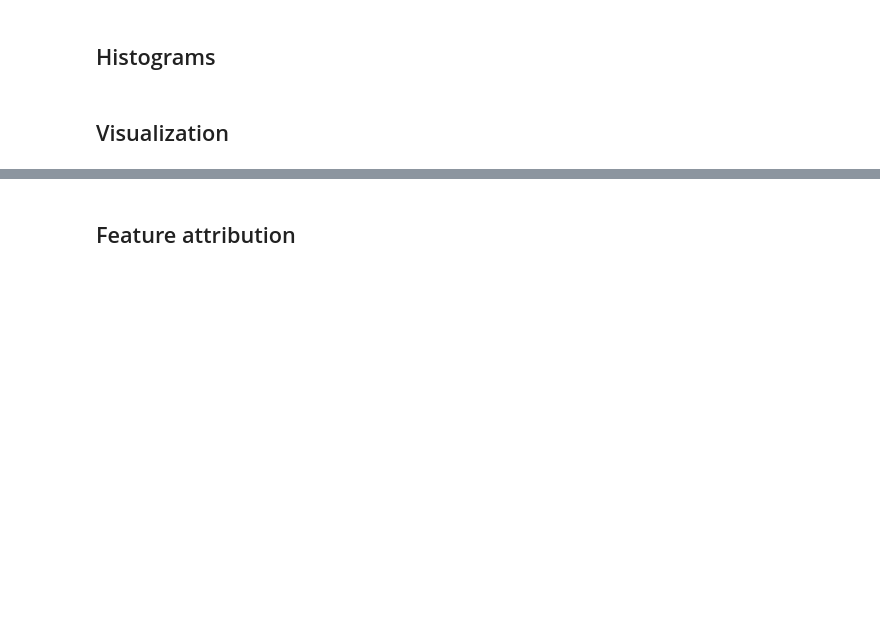
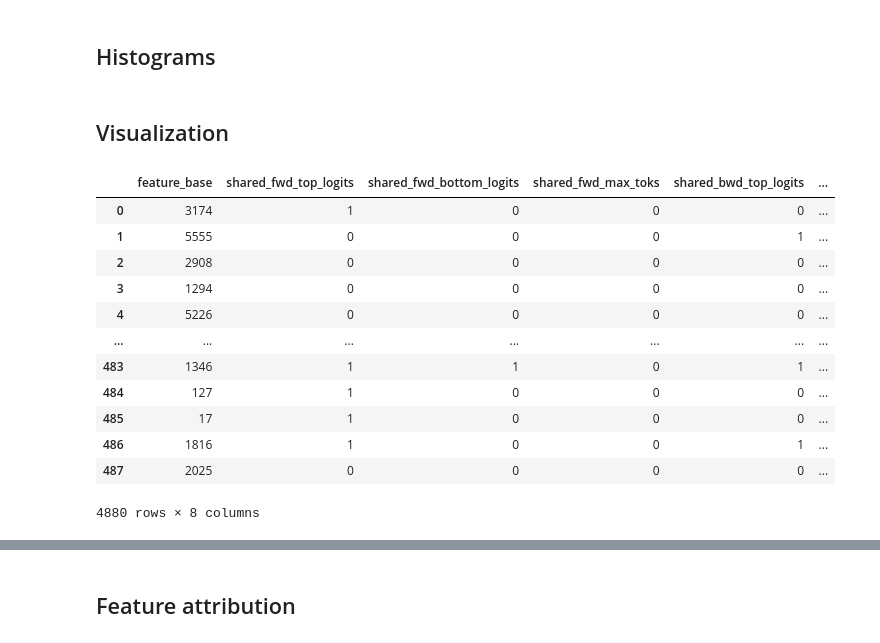
Before and after one commit to ghidav/sae-transfer-learning, a Jupyter notebook: human_eval.ipynb, the cells around one changed output, grey strips where cells are left out. Cells and saved outputs as stored; diff of their text form; code cells hidden in the pictures; blank space fills up the shorter version.

```diff
--- a/human_eval.ipynb
+++ b/human_eval.ipynb
@@ -200,4 +190,4 @@ top_logits_df[f"feature_{feature_list[feature_idx]}"]
 from sae_vis.data_storing_fns import SaeVisData
 from sae_vis.data_config_classes import SaeVisConfig
 
-all_tokens = torch.cat([activation_store.get_batch_tokens() for _ in range(256)])
+all_tokens = torch.cat([activation_store.get_batch_tokens() for _ in range(64)])
@@ -252,25 +244,3 @@ for l in range(12):
         base_vis_data.save_json(f"vis/l{l}_base.json")
     except Exception as e:
         print(f"Failed to load base SAE for layer {l} - {e}")
-# %%
-import json
-import pandas as pd
-import numpy as np
-
-with open(json_filepath) as f:
-    data = json.load(f)['feature_data_dict']
-
-for f, f_data in data.items():
-    logit_data = f_data['logits_table_data']
-    top_logits = logit_data['top_token_ids']
-    bottom_logits = ['bottom_token_ids']
-
-    token_data = f_data['sequence_data']['seq_group_data'][0]['seq_data']
-    max_toks = []
-
-    for seq in token_data:
-        tok_ids, f_acts = seq['token_ids'], seq['feat_acts']
-        max_tok = tok_ids[np.argmax(f_acts)]
-        max_toks.append(max_tok)
-
-    break
@@ -278,0 +338,16 @@ top_logits, max_toks
+# %%
+all_results_df
+# %% [output]
+|  | feature_base | shared_fwd_top_logits | shared_fwd_bottom_logits | shared_fwd_max_toks | shared_bwd_top_logits | ... |
+| 0 | 3174 | 1 | 0 | 0 | 0 | ... |
+| 1 | 5555 | 0 | 0 | 0 | 1 | ... |
+| 2 | 2908 | 0 | 0 | 0 | 0 | ... |
+| 3 | 1294 | 0 | 0 | 0 | 0 | ... |
+| 4 | 5226 | 0 | 0 | 0 | 0 | ... |
+| ... | ... | ... | ... | ... | ... | ... |
+| 483 | 1346 | 1 | 1 | 0 | 1 | ... |
+| 484 | 127 | 1 | 0 | 0 | 0 | ... |
+| 485 | 17 | 1 | 0 | 0 | 0 | ... |
+| 486 | 1816 | 1 | 0 | 0 | 1 | ... |
+| 487 | 2025 | 0 | 0 | 0 | 0 | ... |
+4880 rows × 8 columns
```
Also changed, not shown: parts of 16 cells of this notebook, 10 other files.
